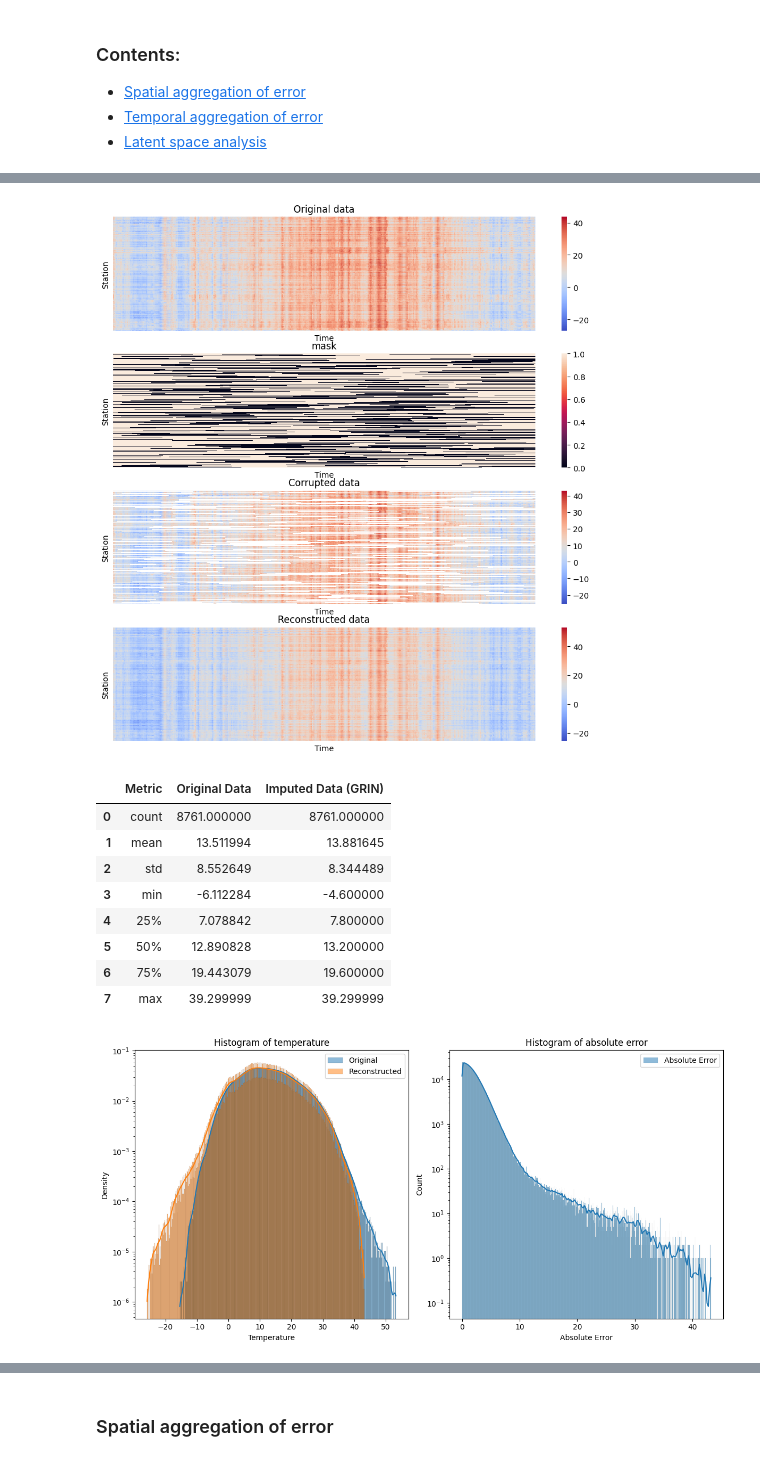
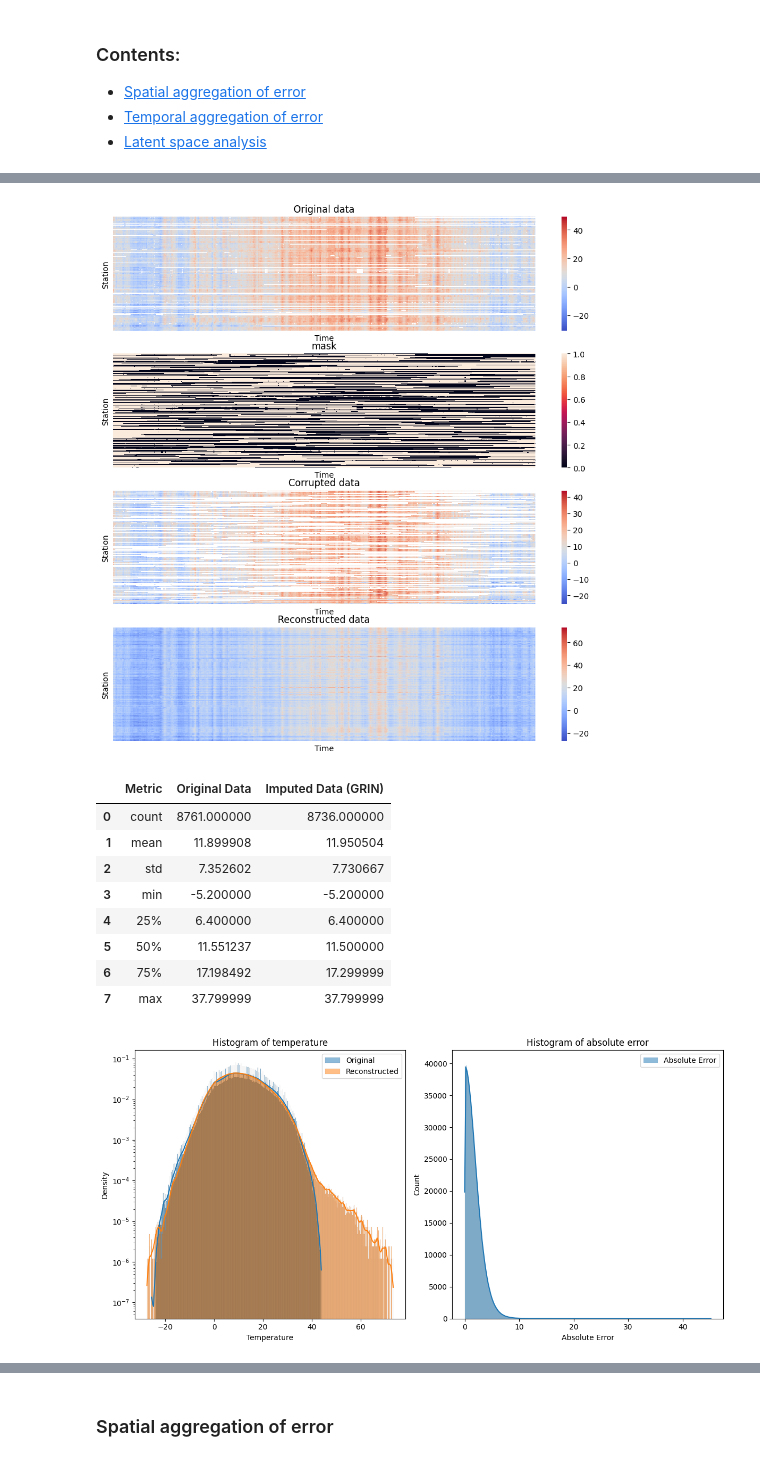
Before and after one commit to leocatteau/Meteo-France, a Jupyter notebook: notebook_guides/analysis.ipynb, the cells around one changed output, grey strips where cells are left out. Cells and saved outputs as stored; diff of their text form; code cells hidden in the pictures.

Commit message:
masked metrics for training on corrupted data. Attention biais chaud et comporement stat de l'erreur

```diff
--- a/notebook_guides/analysis.ipynb
+++ b/notebook_guides/analysis.ipynb
@@ -26,7 +26,7 @@ from types import SimpleNamespace
 from evaluation.evaluation import statistical_comparison, autocorrelation, seasonal_analysis
 # %%
 data_kwargs = SimpleNamespace()
-data_kwargs.data = 'bdclim_clean'
+data_kwargs.data = 'bdclim'
 data_kwargs.dataset = 'WindowHorizonDataset'
 data_kwargs.root_path = '../../datasets/'
 data_kwargs.data_path = 'bdclim_safran_2023-2024.nc'
@@ -42,6 +42,7 @@ data_provider = DataProvider(data_kwargs)
 clean_data = data_provider.dataset.data
 corrupted_data = data_provider.dataset.corrupted_data
 mask = data_provider.dataset.mask
+eval_mask = data_provider.dataset.eval_mask
 
 model_kwargs = dict(seq_dim=data_provider.data.n_nodes)
 filler_kwargs = SimpleNamespace()
@@ -76,42 +80,42 @@ ax[3].set_xlabel("Time")
 ax[3].set_ylabel("Station")
 plt.show()
 # %% [output]
-[figure, old version]
+[figure, new version]
 # %%
 stats = statistical_comparison(reconstructed_data, clean_data)
 # %% [output]
 |  | Metric | Original Data | Imputed Data (GRIN) |
-| 0 | count | 8761.000000 | 8761.000000 |
-| 1 | mean | 13.511994 | 13.881645 |
-| 2 | std | 8.552649 | 8.344489 |
-| 3 | min | -6.112284 | -4.600000 |
-| 4 | 25% | 7.078842 | 7.800000 |
-| 5 | 50% | 12.890828 | 13.200000 |
-| 6 | 75% | 19.443079 | 19.600000 |
-| 7 | max | 39.299999 | 39.299999 |
+| 0 | count | 8761.000000 | 8736.000000 |
+| 1 | mean | 11.899908 | 11.950504 |
+| 2 | std | 7.352602 | 7.730667 |
+| 3 | min | -5.200000 | -5.200000 |
+| 4 | 25% | 6.400000 | 6.400000 |
+| 5 | 50% | 11.551237 | 11.500000 |
+| 6 | 75% | 17.198492 | 17.299999 |
+| 7 | max | 37.799999 | 37.799999 |
 # %%
-original_station_temp = reconstructed_data[np.where(~mask)]
-reconstructed_station_temp = reconstructed_data[np.where(mask)]
-absolute_error = np.abs(reconstructed_data - clean_data)[np.where(~mask)]
+original_station_temp = reconstructed_data[np.where(mask)]
+reconstructed_station_temp = reconstructed_data[np.where(~mask)]
+absolute_error = np.abs(reconstructed_data - clean_data)[np.where(~eval_mask)]
 
 fig, ax = plt.subplots(1, 2, figsize=(12, 6))
 sns.histplot(original_station_temp, label='Original', kde=True, stat="density", ax=ax[0])
 sns.histplot(reconstructed_station_temp, label='Reconstructed', kde=True, stat="density", ax=ax[0])
 ax[0].set_yscale('log')
 ax[0].set_title("Histogram of temperature")
 ax[0].set_xlabel("Temperature")
 ax[0].set_ylabel("Density")
 ax[0].legend()
 sns.histplot(absolute_error, label='Absolute Error', kde=True, ax=ax[1])
-ax[1].set_yscale('log')
+# ax[1].set_yscale('log')
 ax[1].set_title("Histogram of absolute error")
 ax[1].set_xlabel("Absolute Error")
 ax[1].set_ylabel("Count")
 ax[1].legend()
 plt.tight_layout()
 plt.show()
 # %% [output]
-[figure, old version]
+[figure, new version]
 # %%
 autocorrelation(reconstructed_data, clean_data)
 # %% [output]
```
Also changed, not shown: parts of 3 cells of this notebook, 4 other files.
